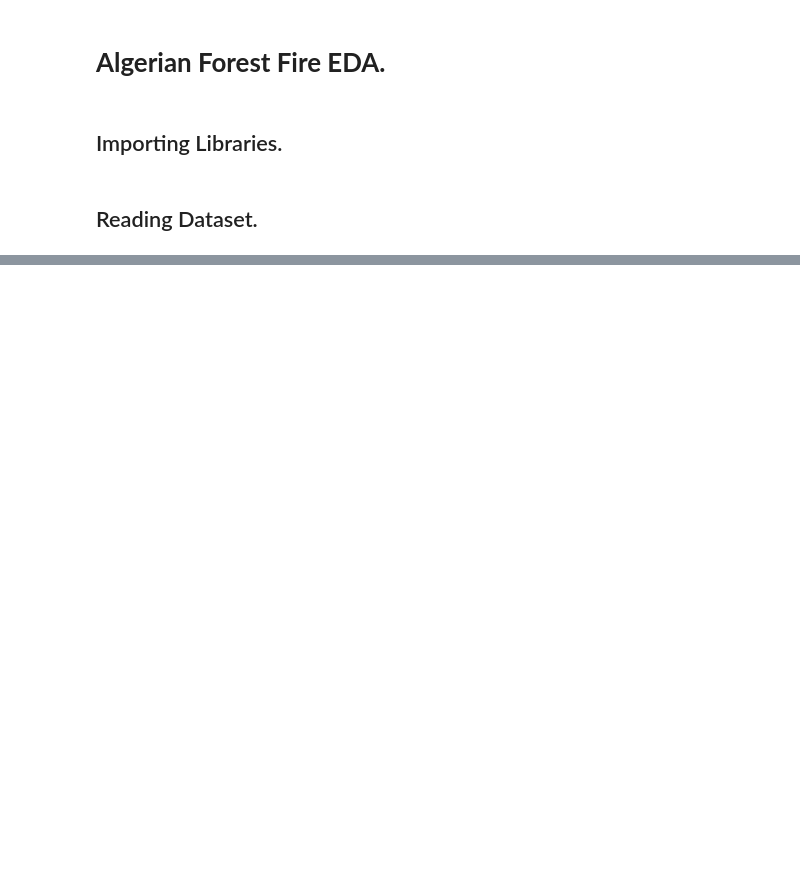
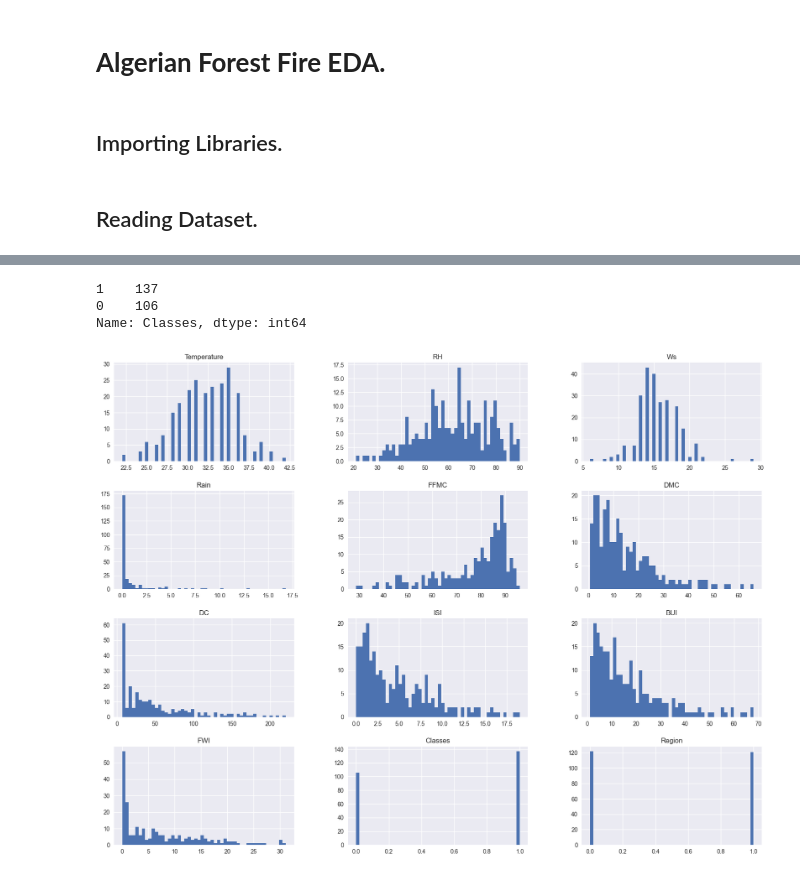
Before and after one commit to Prateekk02/Python, a Jupyter notebook: 15_EDA/03_Algerian_forest_fire.ipynb, the cells around one changed output, grey strips where cells are left out. Cells and saved outputs as stored; diff of their text form; code cells hidden in the pictures; blank space fills up the shorter version.

```diff
--- a/15_EDA/03_Algerian_forest_fire.ipynb
+++ b/15_EDA/03_Algerian_forest_fire.ipynb
@@ -88,0 +223,3 @@ dtype: int64
+# %%
+object = [features for features in df.columns if df[features].dtypes == 'O']
+object
@@ -88,0 +228,4 @@ dtype: int64
+# %%
+for i in object:
+    if i!='Classes':
+        df[i] = df[i].astype(float)
@@ -88,0 +246,4 @@ dtype: int64
+# %%
+# Drop day, month and year
+df_copy = df.drop(['day','month', 'year'], axis=1)
+df_copy.head()
@@ -88,0 +270,4 @@ dtype: int64
+# %%
+# Encoding the categories in classes.
+df_copy['Classes'] = np.where(df_copy['Classes'].str.contains('not fire'),0,1)
+df_copy.head()
@@ -88,0 +281,14 @@ dtype: int64
+# %%
+df_copy['Classes'].value_counts()
+# %% [output]
+1    137
+0    106
+Name: Classes, dtype: int64
+# %%
+# Plot density plot for all feature.
+
+plt.style.use('seaborn')
+df_copy.hist(bins=50,figsize=(20,15))
+plt.show()
+# %% [output]
+[figure, added]
```
Also changed, not shown: parts of 42 cells of this notebook, 7 other files.
